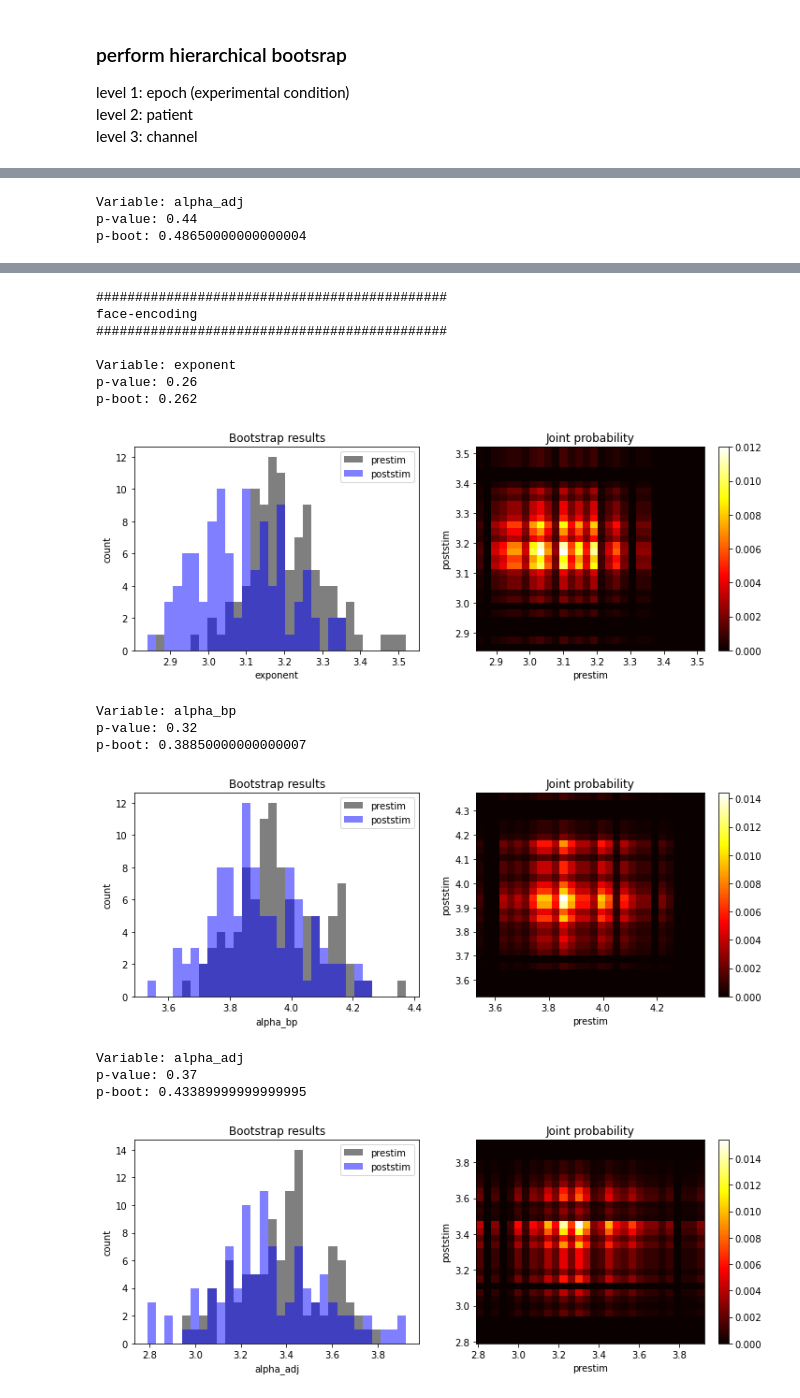
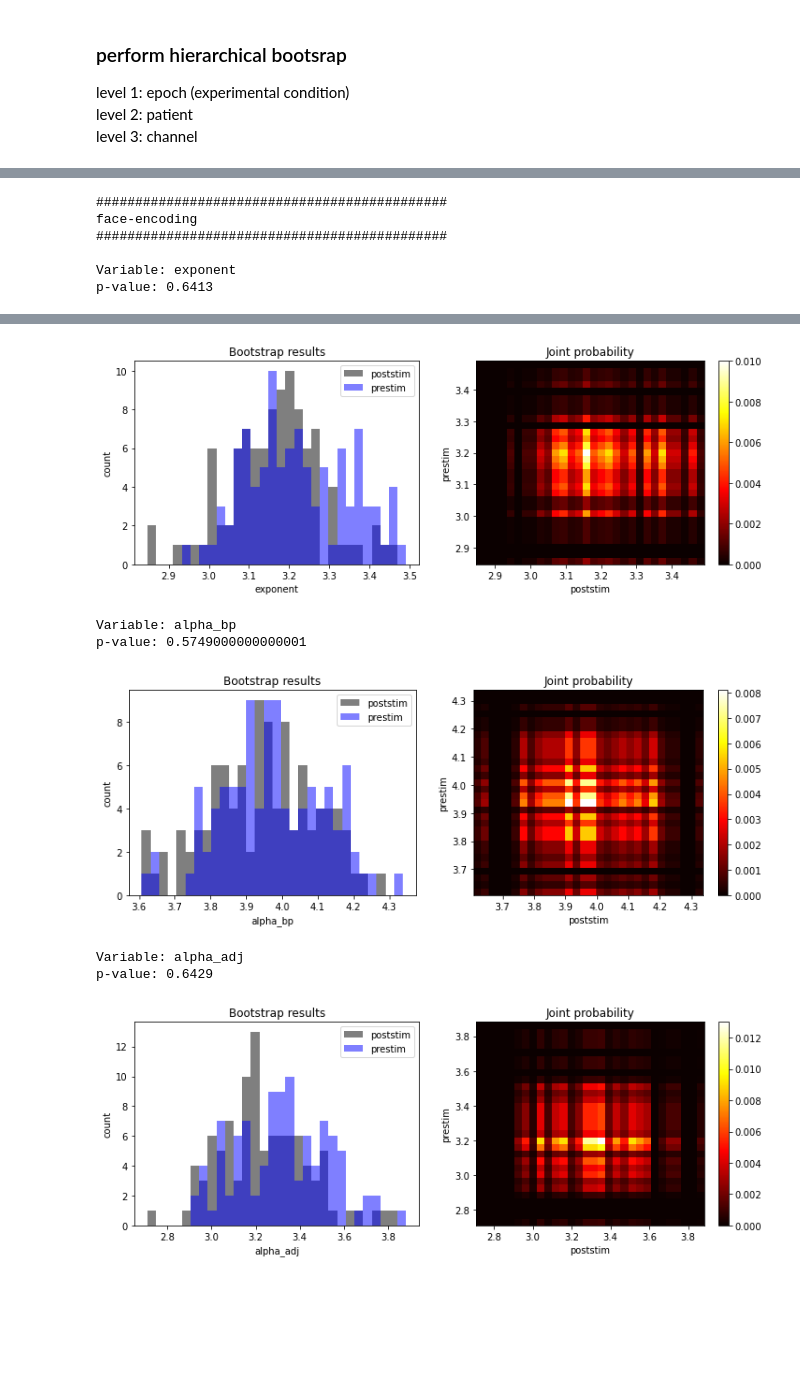
Before and after one commit to voytekresearch/oscillation_vs_exponent, a Jupyter notebook: notebooks/hierarchical_bootstrap.ipynb, the cells around one changed output, grey strips where cells are left out. Drawn from its saved outputs; the diff is of its cells as text; code cells hidden in the pictures; blank space fills up the shorter version.

```diff
--- a/notebooks/hierarchical_bootstrap.ipynb
+++ b/notebooks/hierarchical_bootstrap.ipynb
@@ -255,6 +30,10 @@ KeyboardInterrupt:
 # %%
 # load spectral parameterization results
 results = pd.read_csv(f"{PROJECT_PATH}/data/results/spectral_parameters.csv", index_col=0)
+
+# log-transform power valies
+results['alpha_bp'] = np.log10(results['alpha_bp'])
+results['alpha_adj'] = np.log10(results['alpha_adj'])
 
 # show
 print(results.shape)
@@ -299,6 +78,4 @@ results
 # split results by trial type (words/faces) and take successful trials only (memory==hit)
 df_w = results.loc[((results['memory']=='hit')&(results['material']=='words'))]
 df_f = results.loc[((results['memory']=='hit')&(results['material']=='faces'))]
-
-# start with one trial type
-df = df_w.copy()
+df_w
@@ -304,0 +169,8 @@ df = df_w.copy()
+# %%
+# run permutation test - adjusted alpha power
+
+print("================= Word-encoding =================")
+p_value, diff, distribution = run_permutation_test(df_w, variable='alpha_adj', condition='epoch', n_iterations=1000)
+
+print("================= Face-encoding =================")
+p_value, diff, distribution = run_permutation_test(df_f, variable='alpha_adj', condition='epoch', n_iterations=1000)
@@ -308,24 +189,23 @@ level 1: epoch (experimental condition)
 level 2: patient
 level 3: channel
 # %%
-# apply hierarchical bootstrap for each trial type and variable OF interest
+# apply hierarchical bootstrap for each trial type and variable oF interest
 for df, material in zip([df_w, df_f],['word-encoding','face-encoding']):
     # display progress
     print("#############################################")
     print(material)
     print("#############################################")
 
-    # log transform alpha power
+    # drop nan values
     df_r = df.copy()
-    df_r['alpha_bp'] = np.log10(df_r['alpha_bp'])
-    df_r['alpha_adj'] = np.log10(df_r['alpha_adj'])
+    df_r = df_r.dropna(subset=['exponent','alpha_bp','alpha_adj'])
 
     for variable in ['exponent', 'alpha_bp','alpha_adj']:
         # display progress
         print(f"\nVariable: {variable}")
 
         # apply hierarchical bootstrap
-        p_value, p_boot, joint_prob, bin_edges, distribution_0, distribution_1 = run_hierarchical_bootstrap(df_r, variable, 'epoch', 'patient', 'chan_idx', 100)
+        p_value, joint_prob, bin_edges, distribution_0, distribution_1 = run_hierarchical_bootstrap(df_r, variable, 'epoch', 'patient', 'chan_idx', 100)
 # %% [output]
 #############################################
 word-encoding
@@ -342,3 +223,6 @@ p-boot: 0.395
-Variable: alpha_adj
-p-value: 0.44
-p-boot: 0.48650000000000004
+#############################################
+face-encoding
+#############################################
+
+Variable: exponent
+p-value: 0.6413
@@ -346,16 +229,7 @@ p-boot: 0.48650000000000004
+[figure, new version]
-#############################################
-face-encoding
-#############################################
-
-Variable: exponent
-p-value: 0.26
-p-boot: 0.262
+Variable: alpha_bp
+p-value: 0.5749000000000001
-[figure, old version]
+[figure, new version]
-Variable: alpha_bp
-p-value: 0.32
-p-boot: 0.38850000000000007
+Variable: alpha_adj
+p-value: 0.6429
-[figure, old version]
-Variable: alpha_adj
-p-value: 0.37
-p-boot: 0.43389999999999995
-[figure, old version]
+[figure, new version]
```
Also changed, not shown: parts of 16 cells of this notebook.
